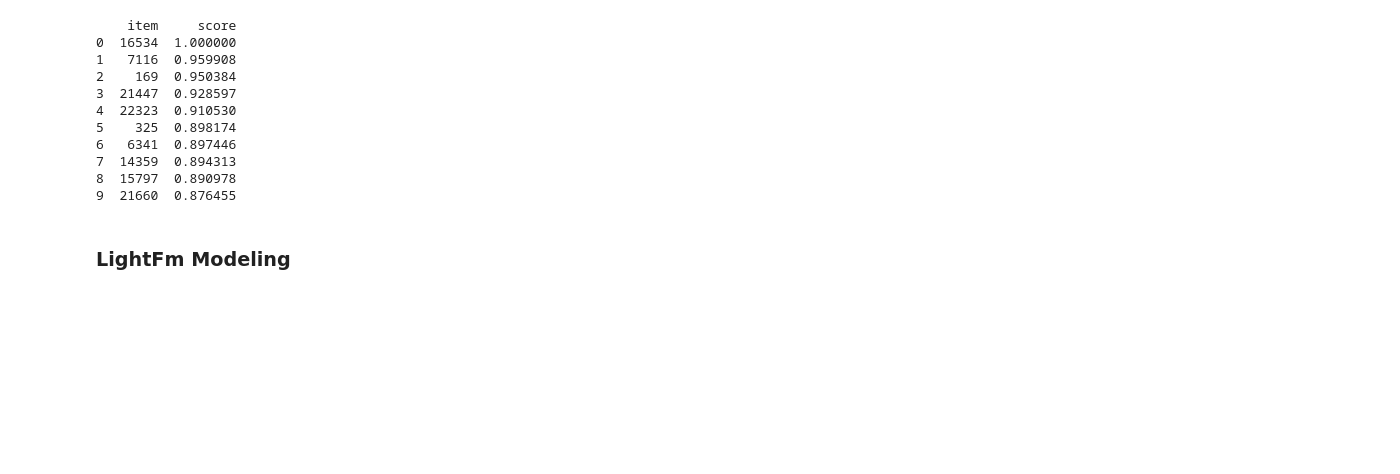
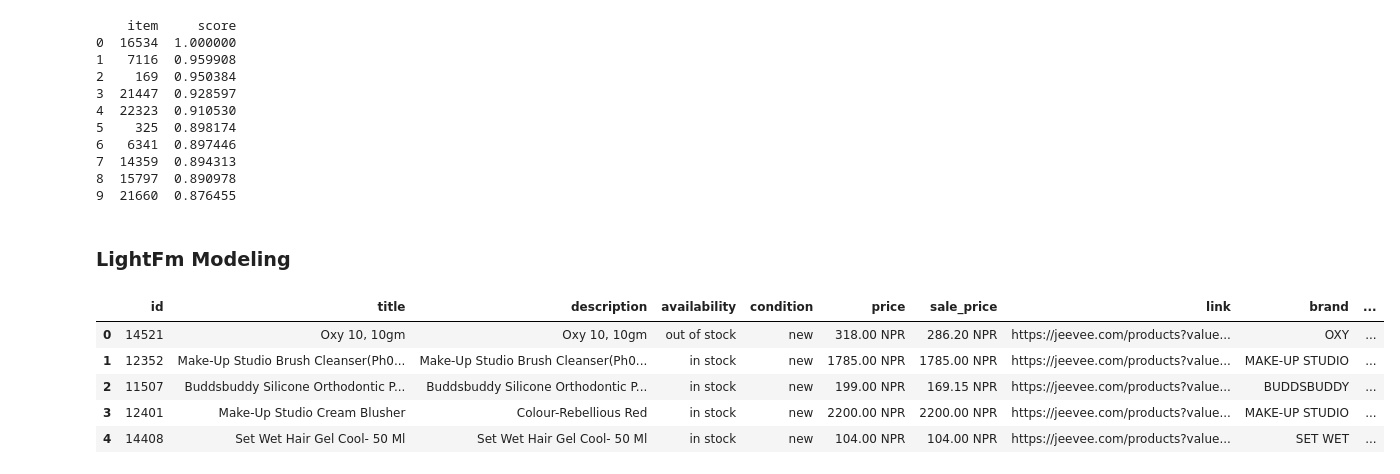
Before and after one commit to khadkarajesh/recommender-system, a Jupyter notebook: notebook.ipynb, the cells around one changed output. Drawn from its saved outputs; the diff is of its cells as text; code cells hidden in the pictures; blank space fills up the shorter version.

```diff
--- a/notebook.ipynb
+++ b/notebook.ipynb
@@ -287,3 +287,15 @@ print(recommendations)
 9  21660  0.876455
 # %% [markdown]
 ### LightFm Modeling
+# %%
+lf_dataset_df = dataset_df.copy()
+new_products = pd.read_csv('data/catalogue.csv')
+new_products_df = new_products.copy()
+new_products_df.head()
+# %% [output]
+|  | id | title | description | availability | condition | price | sale_price | link | brand | ... |
+| 0 | 14521 | Oxy 10, 10gm | Oxy 10, 10gm | out of stock | new | 318.00 NPR | 286.20 NPR | https://jeevee.com/products?value... | OXY | ... |
+| 1 | 12352 | Make-Up Studio Brush Cleanser(Ph0... | Make-Up Studio Brush Cleanser(Ph0... | in stock | new | 1785.00 NPR | 1785.00 NPR | https://jeevee.com/products?value... | MAKE-UP STUDIO | ... |
+| 2 | 11507 | Buddsbuddy Silicone Orthodontic P... | Buddsbuddy Silicone Orthodontic P... | in stock | new | 199.00 NPR | 169.15 NPR | https://jeevee.com/products?value... | BUDDSBUDDY | ... |
+| 3 | 12401 | Make-Up Studio Cream Blusher | Colour-Rebellious Red | in stock | new | 2200.00 NPR | 2200.00 NPR | https://jeevee.com/products?value... | MAKE-UP STUDIO | ... |
+| 4 | 14408 | Set Wet Hair Gel Cool- 50 Ml | Set Wet Hair Gel Cool- 50 Ml | in stock | new | 104.00 NPR | 104.00 NPR | https://jeevee.com/products?value... | SET WET | ... |
```
Also changed, not shown: parts of 27 cells of this notebook, 5 other files.
